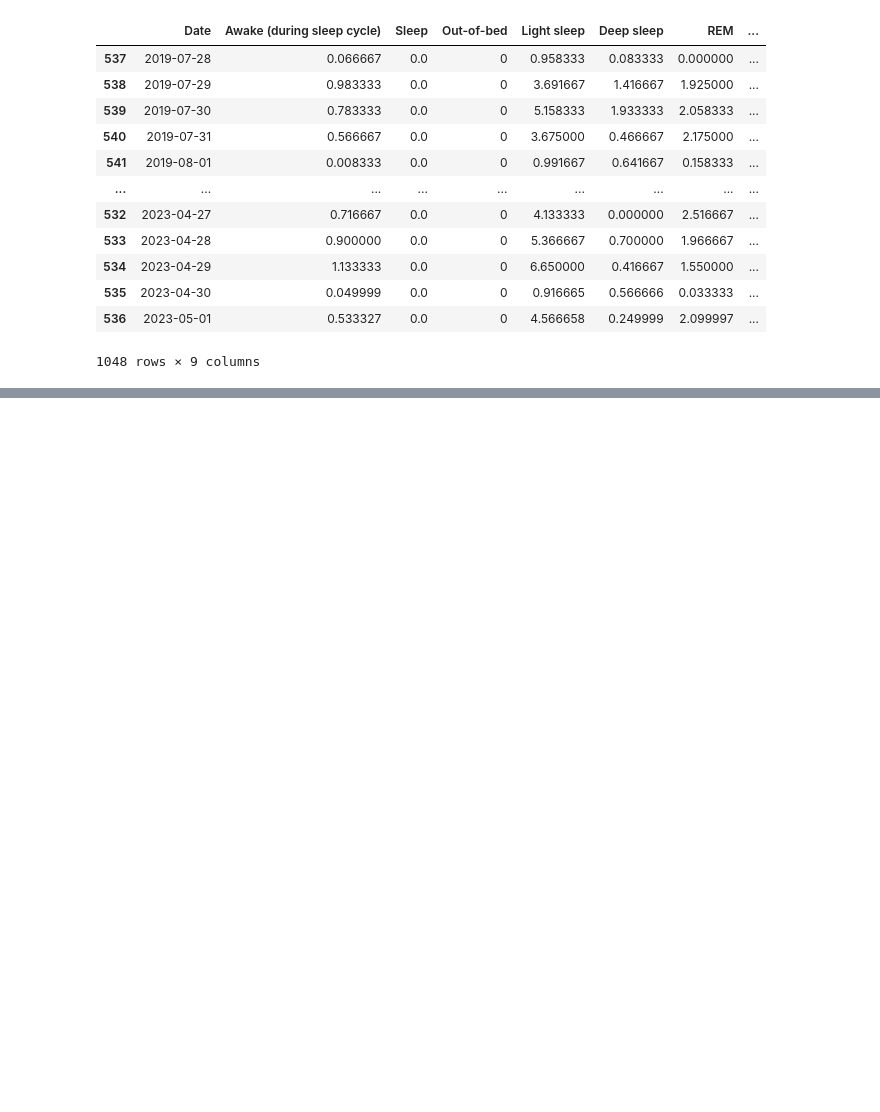
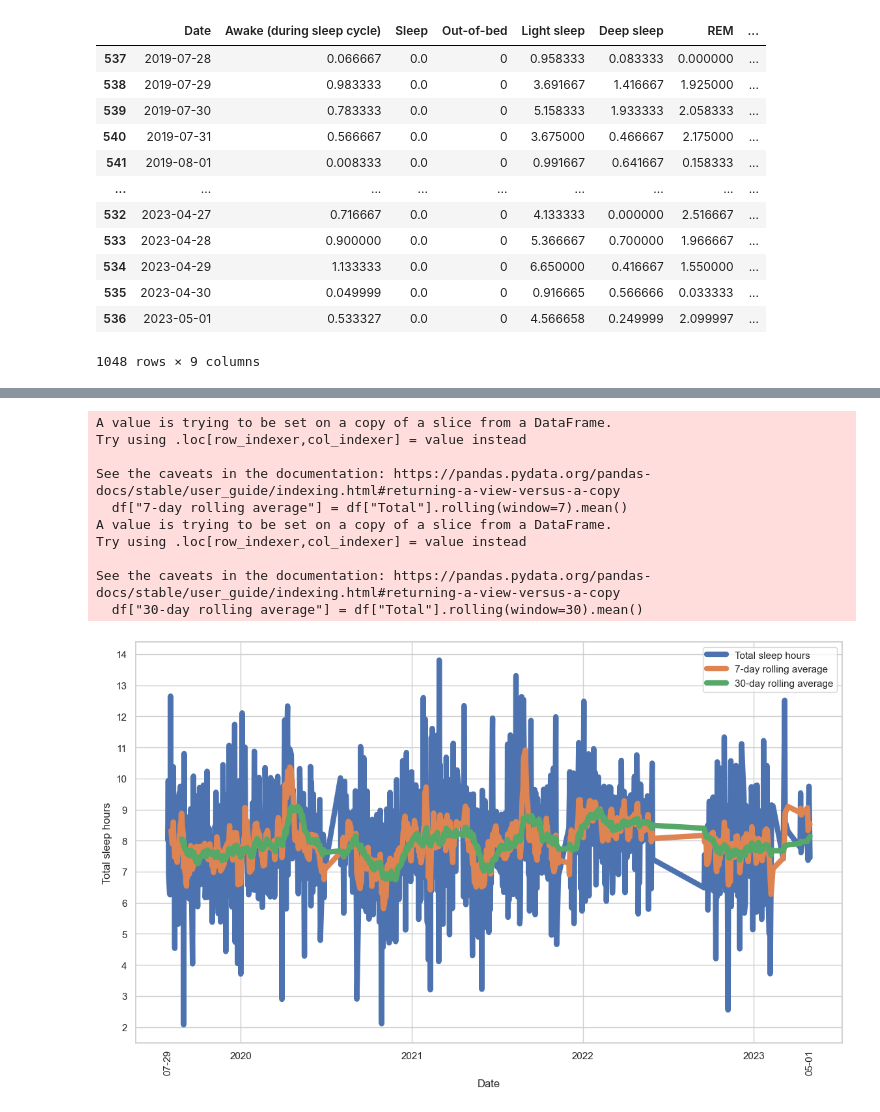
Before and after one commit to IceCobe/health-and-habit, a Jupyter notebook: data_analytics/full_sleep_analysis.ipynb, the cells around one changed output, grey strips where cells are left out. Saved outputs shown, nothing was run; the diff lists cells and outputs as text; code cells hidden in the pictures; blank space fills up the shorter version.

```diff
--- a/data_analytics/full_sleep_analysis.ipynb
+++ b/data_analytics/full_sleep_analysis.ipynb
@@ -97,0 +184,52 @@ df
+# %%
+import matplotlib.pyplot as plt
+import matplotlib.dates as mdates
+from matplotlib.ticker import MultipleLocator, FixedLocator
+
+# Filter out data with less than 2 hours of sleep
+df = df[df["Total"] >= 2]
+
+# Calculate rolling averages
+df["7-day rolling average"] = df["Total"].rolling(window=7).mean()
+df["30-day rolling average"] = df["Total"].rolling(window=30).mean()
+
+# Plot the data
+fig, ax = plt.subplots(figsize=(14, 8))
+ax.plot(df["Date"], df["Total"], linewidth=6, label="Total sleep hours")
+ax.plot(df["Date"], df["7-day rolling average"], linewidth=6, label="7-day rolling average")
+ax.plot(df["Date"], df["30-day rolling average"], linewidth=6, label="30-day rolling average")
+
+# Set tick marks on the y-axis every hour
+ax.yaxis.set_major_locator(MultipleLocator(1))
+
+# Set tick marks on the x-axis at the start of every year, the first date, and the last date
+start_date = df["Date"].iloc[0]
+end_date = df["Date"].iloc[-1]
+year_start = mdates.MonthLocator(bymonth=1, bymonthday=1)
+first_date = FixedLocator([mdates.date2num(start_date)])
+last_date = FixedLocator([mdates.date2num(end_date)])
+ax.xaxis.set_major_locator(year_start)
+ax.xaxis.set_minor_locator(FixedLocator([mdates.date2num(start_date), mdates.date2num(end_date)]))
+ax.xaxis.set_major_formatter(mdates.DateFormatter('%Y'))
+ax.xaxis.set_minor_formatter(mdates.DateFormatter('%m-%d'))
+plt.setp(ax.xaxis.get_minorticklabels(), rotation=90)
+
+# Set axis labels and legend
+ax.set_xlabel("Date")
+ax.set_ylabel("Total sleep hours")
+ax.legend()
+
+# Show the plot
+plt.show()
+# %% [output]
+A value is trying to be set on a copy of a slice from a DataFrame.
+Try using .loc[row_indexer,col_indexer] = value instead
+
+See the caveats in the documentation: https://pandas.pydata.org/pandas-docs/stable/user_guide/indexing.html#returning-a-view-versus-a-copy
+  df["7-day rolling average"] = df["Total"].rolling(window=7).mean()
+A value is trying to be set on a copy of a slice from a DataFrame.
+Try using .loc[row_indexer,col_indexer] = value instead
+
+See the caveats in the documentation: https://pandas.pydata.org/pandas-docs/stable/user_guide/indexing.html#returning-a-view-versus-a-copy
+  df["30-day rolling average"] = df["Total"].rolling(window=30).mean()
+[figure, added]
```
Also changed, not shown: parts of 6 cells of this notebook.
